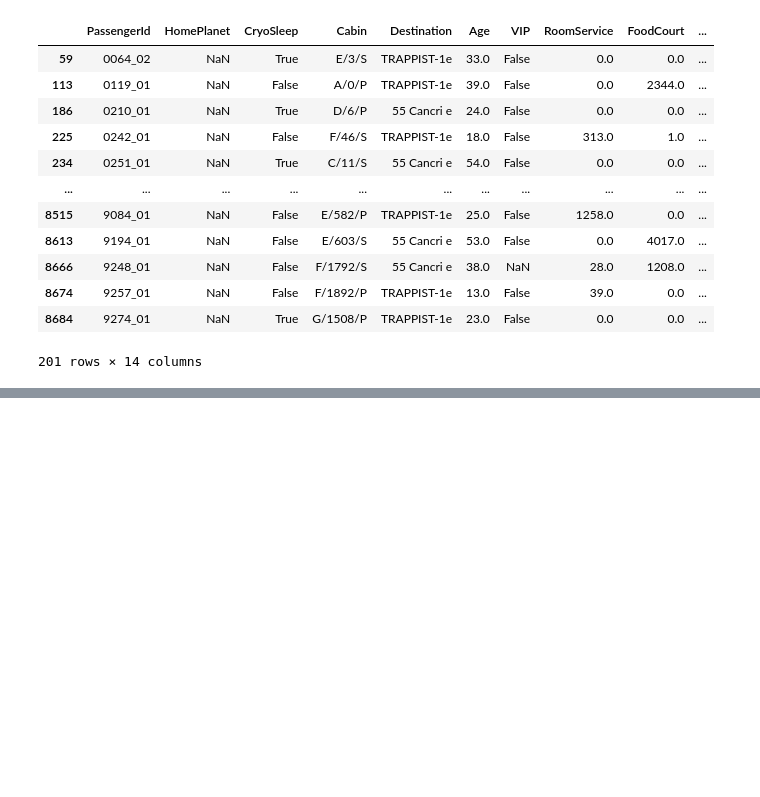
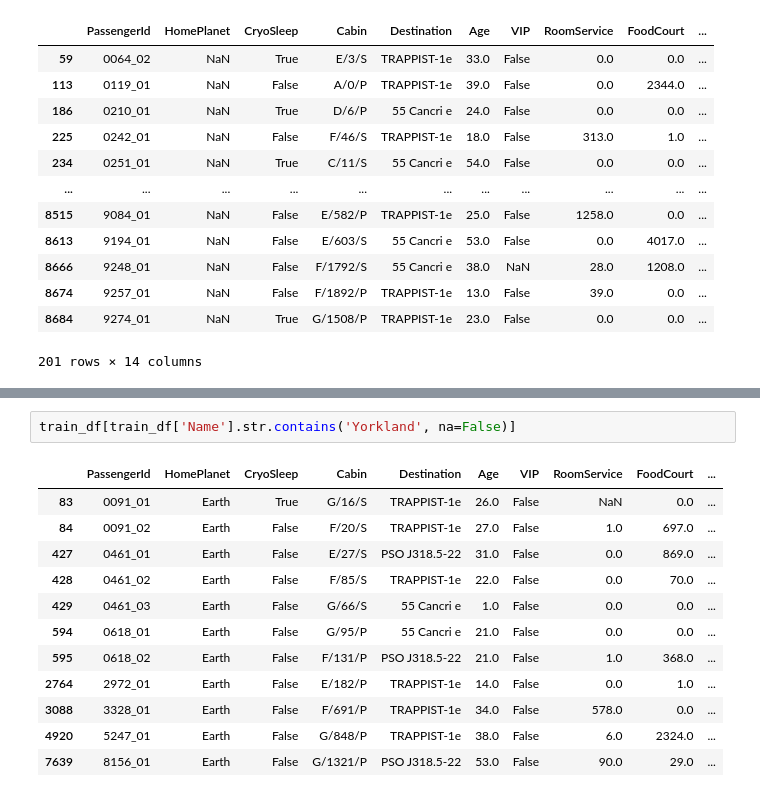
Before and after one commit to aayushshrma/spaceship-titanic, a Jupyter notebook: data_exploration/spaceship-titanic.ipynb, the cells around one changed output, grey strips where cells are left out. Drawn from its saved outputs; the diff is of its cells as text; blank space fills up the shorter version.

```diff
--- a/data_exploration/spaceship-titanic.ipynb
+++ b/data_exploration/spaceship-titanic.ipynb
@@ -144,0 +195,15 @@ missing_home_p_df
+# %%
+train_df[train_df['Name'].str.contains('Yorkland', na=False)]
+# %% [output]
+|  | PassengerId | HomePlanet | CryoSleep | Cabin | Destination | Age | VIP | RoomService | FoodCourt | ... |
+| 83 | 0091_01 | Earth | True | G/16/S | TRAPPIST-1e | 26.0 | False | NaN | 0.0 | ... |
+| 84 | 0091_02 | Earth | False | F/20/S | TRAPPIST-1e | 27.0 | False | 1.0 | 697.0 | ... |
+| 427 | 0461_01 | Earth | False | E/27/S | PSO J318.5-22 | 31.0 | False | 0.0 | 869.0 | ... |
+| 428 | 0461_02 | Earth | False | F/85/S | TRAPPIST-1e | 22.0 | False | 0.0 | 70.0 | ... |
+| 429 | 0461_03 | Earth | False | G/66/S | 55 Cancri e | 1.0 | False | 0.0 | 0.0 | ... |
+| 594 | 0618_01 | Earth | False | G/95/P | 55 Cancri e | 21.0 | False | 0.0 | 0.0 | ... |
+| 595 | 0618_02 | Earth | False | F/131/P | PSO J318.5-22 | 21.0 | False | 1.0 | 368.0 | ... |
+| 2764 | 2972_01 | Earth | False | E/182/P | TRAPPIST-1e | 14.0 | False | 0.0 | 1.0 | ... |
+| 3088 | 3328_01 | Earth | False | F/691/P | TRAPPIST-1e | 34.0 | False | 578.0 | 0.0 | ... |
+| 4920 | 5247_01 | Earth | False | G/848/P | TRAPPIST-1e | 38.0 | False | 6.0 | 2324.0 | ... |
+| 7639 | 8156_01 | Earth | False | G/1321/P | PSO J318.5-22 | 53.0 | False | 90.0 | 29.0 | ... |
```
Also changed, not shown: parts of 6 cells of this notebook.
